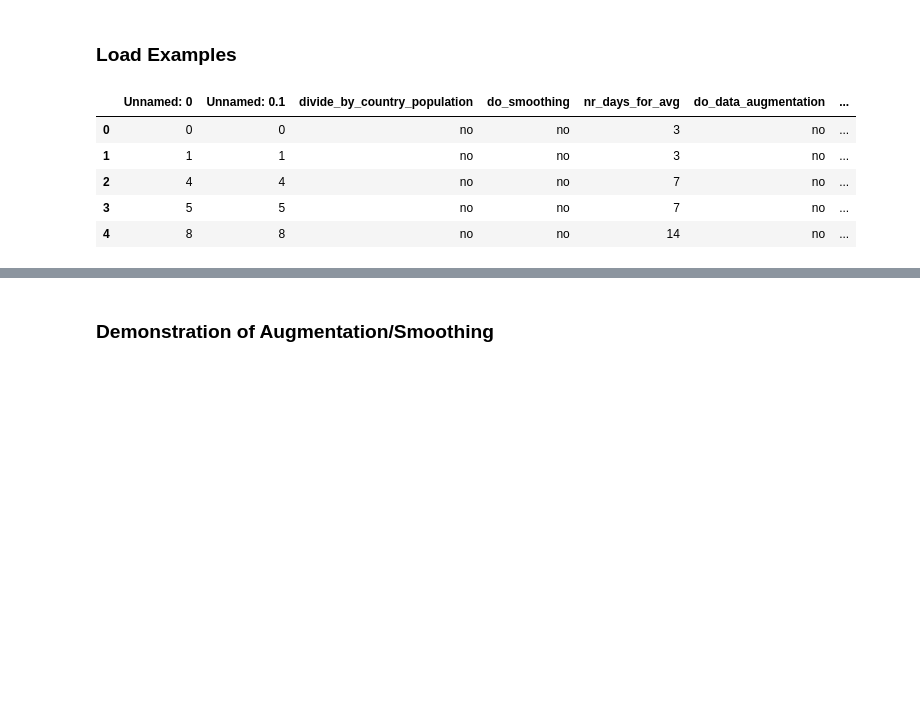
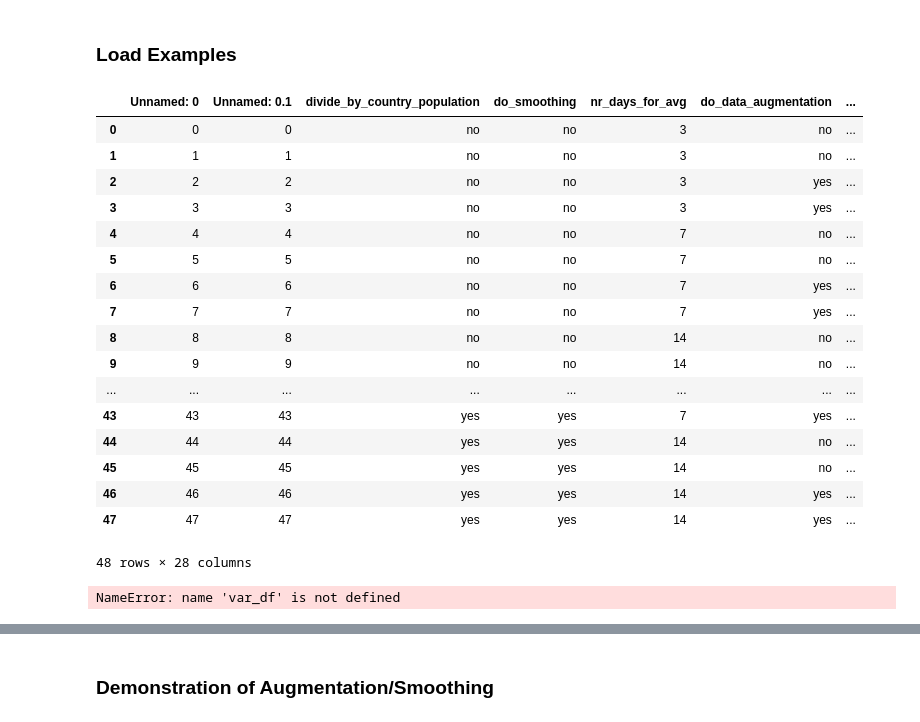
Before and after one commit to mlai-student/Lab2020-21ClusteringCovidData, a Jupyter notebook: notebooks/Tutorial.ipynb, the cells around one changed output, grey strips where cells are left out. Saved outputs shown, nothing was run; the diff lists cells and outputs as text; code cells hidden in the pictures; blank space fills up the shorter version.

```diff
--- a/notebooks/Tutorial.ipynb
+++ b/notebooks/Tutorial.ipynb
@@ -14,20 +18,31 @@ import pandas as pd
 # %%
 import os
 PROJECT_PATH = os.getcwd().replace("notebooks", "")
-DATA_GEN_FOLDER_NAME = "Dec-20-2020"
+DATA_GEN_FOLDER_NAME = "Dec-21-2020"
 DATASET_PATH = PROJECT_PATH + "data/" + DATA_GEN_FOLDER_NAME + "/"
-OVERVIEW_DATASET_PATH = DATASET_PATH + "overview.csv"
+OVERVIEW_DATASET_PATH = DATASET_PATH + "overview_filenames.csv"
 overview_df = pd.read_csv(OVERVIEW_DATASET_PATH)
-overview_df = overview_df[overview_df['do_data_augmentation'] == "no"]
 # %%
-overview_df.head()
+overview_df
 # %% [output]
 |  | Unnamed: 0 | Unnamed: 0.1 | divide_by_country_population | do_smoothing | nr_days_for_avg | do_data_augmentation | ... |
 | 0 | 0 | 0 | no | no | 3 | no | ... |
 | 1 | 1 | 1 | no | no | 3 | no | ... |
-| 2 | 4 | 4 | no | no | 7 | no | ... |
-| 3 | 5 | 5 | no | no | 7 | no | ... |
-| 4 | 8 | 8 | no | no | 14 | no | ... |
+| 2 | 2 | 2 | no | no | 3 | yes | ... |
+| 3 | 3 | 3 | no | no | 3 | yes | ... |
+| 4 | 4 | 4 | no | no | 7 | no | ... |
+| 5 | 5 | 5 | no | no | 7 | no | ... |
+| 6 | 6 | 6 | no | no | 7 | yes | ... |
+| 7 | 7 | 7 | no | no | 7 | yes | ... |
+| 8 | 8 | 8 | no | no | 14 | no | ... |
+| 9 | 9 | 9 | no | no | 14 | no | ... |
+| ... | ... | ... | ... | ... | ... | ... | ... |
+| 43 | 43 | 43 | yes | yes | 7 | yes | ... |
+| 44 | 44 | 44 | yes | yes | 14 | no | ... |
+| 45 | 45 | 45 | yes | yes | 14 | no | ... |
+| 46 | 46 | 46 | yes | yes | 14 | yes | ... |
+| 47 | 47 | 47 | yes | yes | 14 | yes | ... |
+48 rows × 28 columns
 # %%
 data = []
 for f in overview_df['filename']:
@@ -56,0 +72,4 @@ overview_df.to_csv(OVERVIEW_DATASET_PATH)
+# %%
+var_df[~var_df.columns[:7]]
+# %% [output]
+NameError: name 'var_df' is not defined
```
Also changed, not shown: parts of 11 cells of this notebook, 2 other files.
